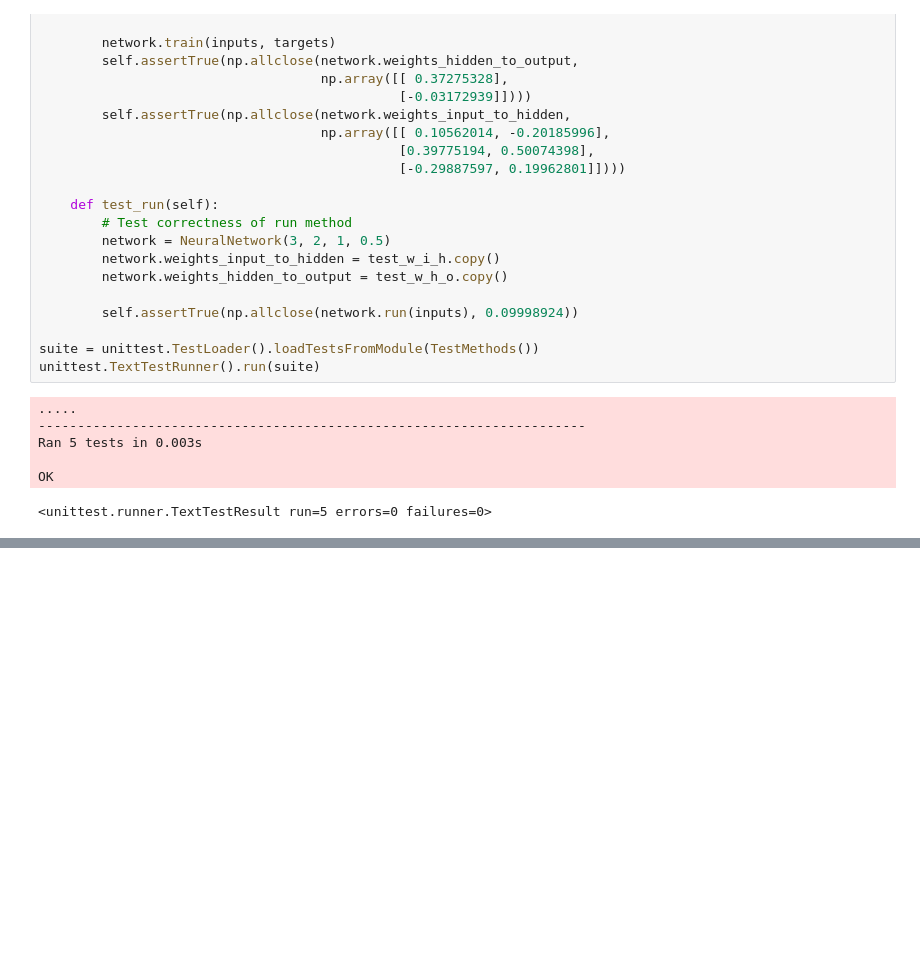
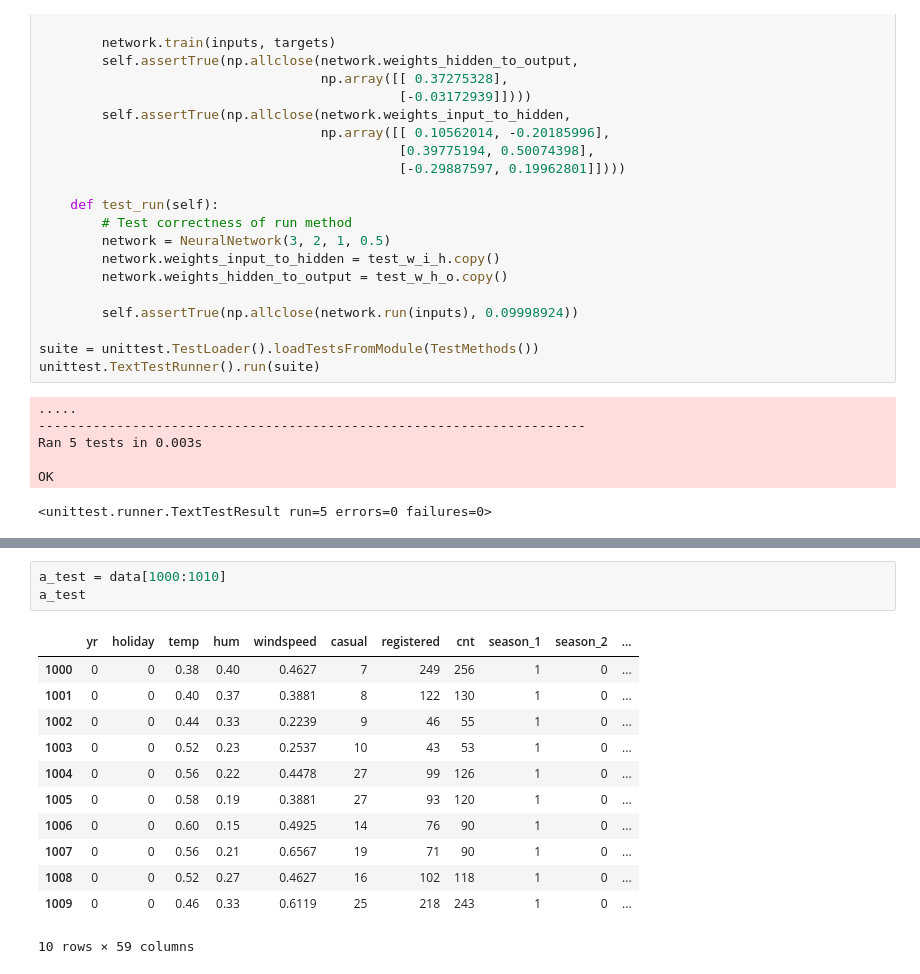
Before and after one commit to cfanatic/udacity-deep-learning, a Jupyter notebook: 1-project-bikesharing/notebook.ipynb, the cells around one changed output, grey strips where cells are left out. Saved outputs shown, nothing was run; the diff lists cells and outputs as text; blank space fills up the shorter version.

```diff
--- a/1-project-bikesharing/notebook.ipynb
+++ b/1-project-bikesharing/notebook.ipynb
@@ -498,0 +563,16 @@ OK
+# %%
+a_test = data[1000:1010]
+a_test
+# %% [output]
+|  | yr | holiday | temp | hum | windspeed | casual | registered | cnt | season_1 | season_2 | ... |
+| 1000 | 0 | 0 | 0.38 | 0.40 | 0.4627 | 7 | 249 | 256 | 1 | 0 | ... |
+| 1001 | 0 | 0 | 0.40 | 0.37 | 0.3881 | 8 | 122 | 130 | 1 | 0 | ... |
+| 1002 | 0 | 0 | 0.44 | 0.33 | 0.2239 | 9 | 46 | 55 | 1 | 0 | ... |
+| 1003 | 0 | 0 | 0.52 | 0.23 | 0.2537 | 10 | 43 | 53 | 1 | 0 | ... |
+| 1004 | 0 | 0 | 0.56 | 0.22 | 0.4478 | 27 | 99 | 126 | 1 | 0 | ... |
+| 1005 | 0 | 0 | 0.58 | 0.19 | 0.3881 | 27 | 93 | 120 | 1 | 0 | ... |
+| 1006 | 0 | 0 | 0.60 | 0.15 | 0.4925 | 14 | 76 | 90 | 1 | 0 | ... |
+| 1007 | 0 | 0 | 0.56 | 0.21 | 0.6567 | 19 | 71 | 90 | 1 | 0 | ... |
+| 1008 | 0 | 0 | 0.52 | 0.27 | 0.4627 | 16 | 102 | 118 | 1 | 0 | ... |
+| 1009 | 0 | 0 | 0.46 | 0.33 | 0.6119 | 25 | 218 | 243 | 1 | 0 | ... |
+10 rows × 59 columns
```
Also changed, not shown: parts of 13 cells of this notebook.
